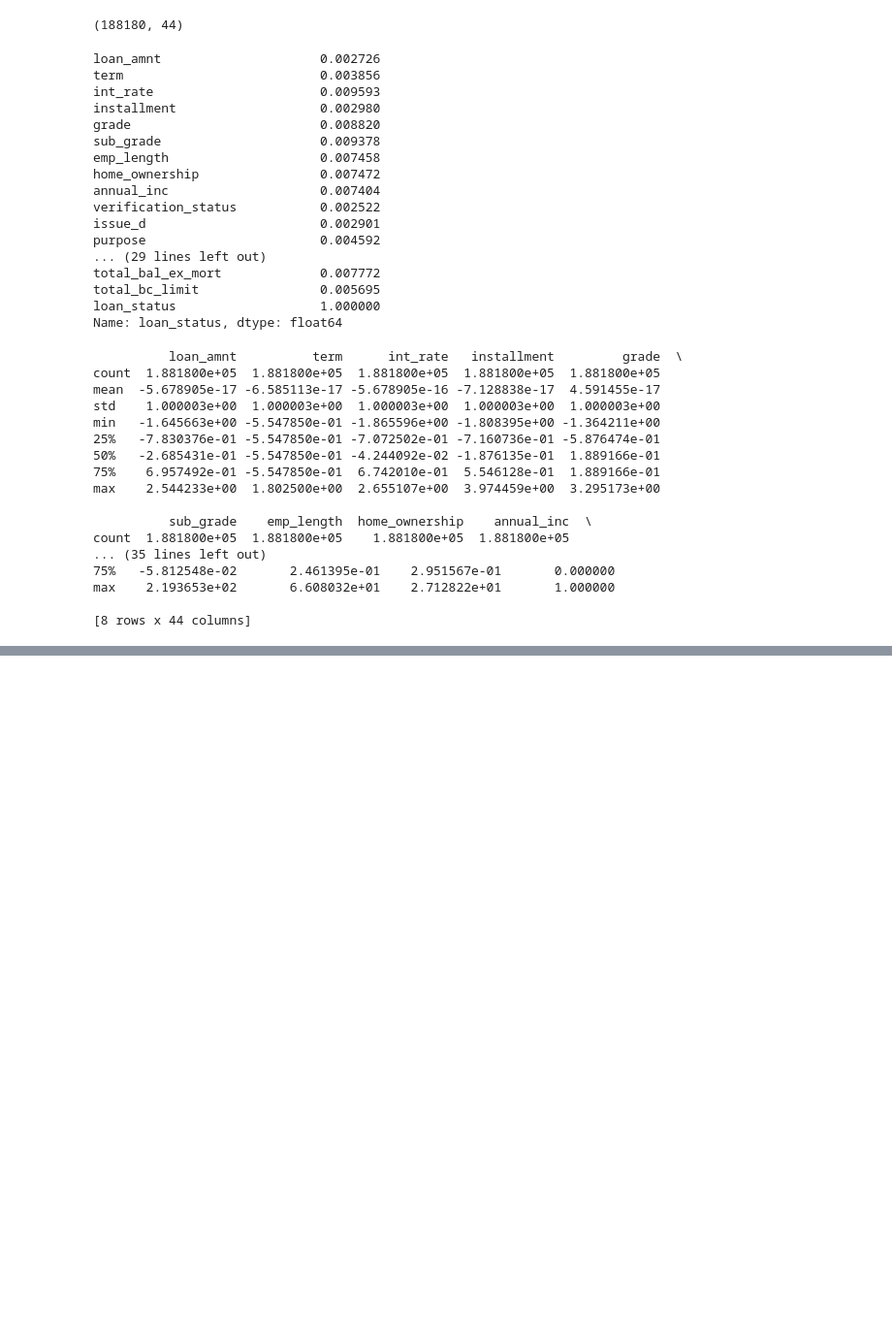
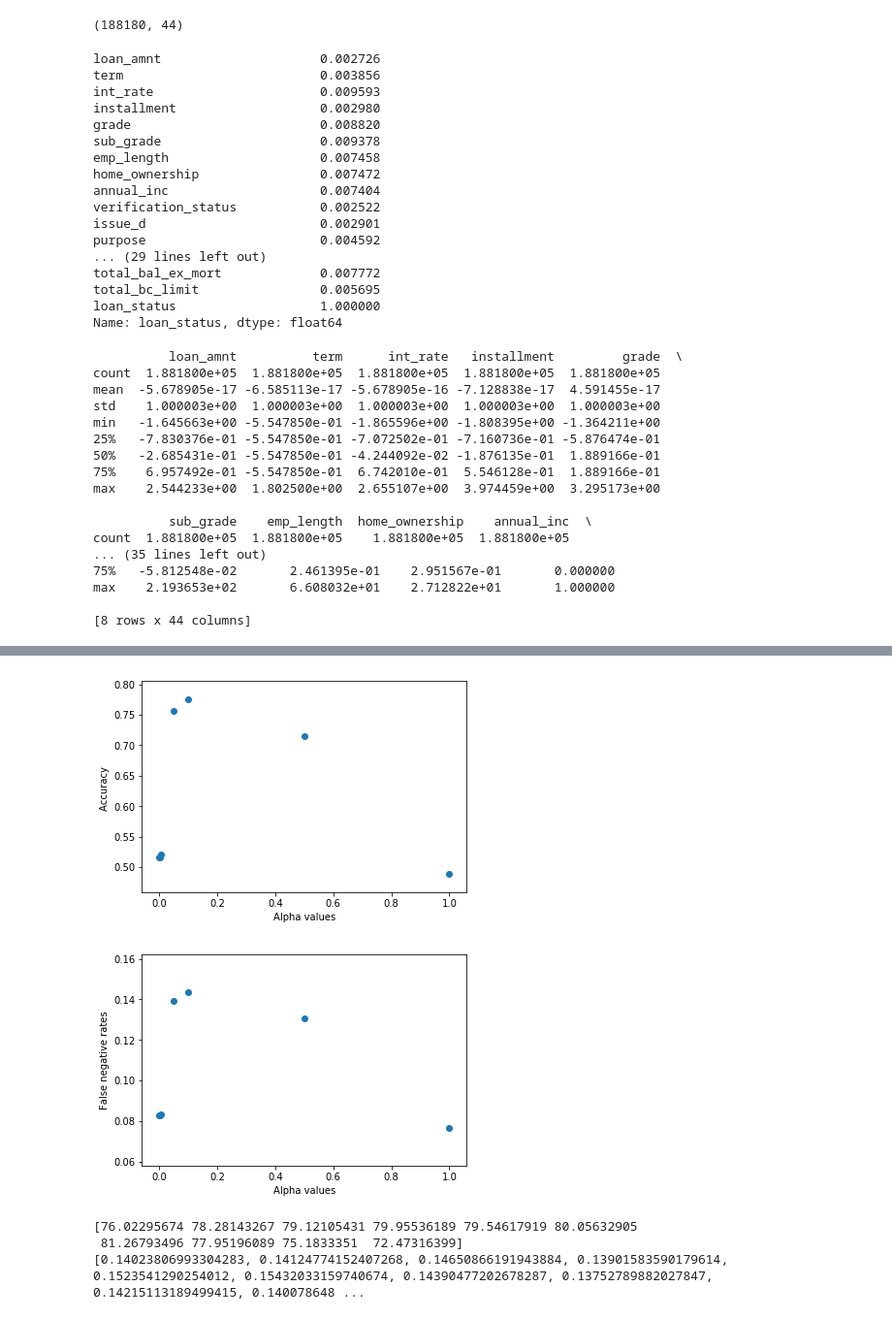
Before and after one commit to rahulk98/Loan-default-prediction, a Jupyter notebook: Final Project.ipynb, the cells around one changed output, grey strips where cells are left out. Shown: that part at 97% size. Cells and saved outputs as stored; diff of their text form; code cells hidden in the pictures; blank space fills up the shorter version.

```diff
--- a/Final Project.ipynb
+++ b/Final Project.ipynb
@@ -175,7 +179,6 @@ X = data[fields].values
 data['loan_status'] = data['loan_status'].apply(lambda x:int(x))
 y = data['loan_status'].values
 lg_m_wo_pca_scores = []
-X_train_test, X_validation, y_train_test, y_validation = train_test_split(X,y, test_size=0.2)
 
 def sigmoid(z):
     temp = 1 + (np.exp(-z))
@@ -186,6 +189,12 @@ def hypothesis(theta, x):
         return 0
     else:
         return 1
+def cost(theta, X, y):
+    c = 0
+    for i in range(len(X)):
+        temp = hypothesis(theta, X[i])
+        c = c + (-y[i]* np.log(temp) - (1-y[i])*np.log(1-temp))
+    return c/len(X)
 def gradient(x,theta,y):
     h = []
     for i in x:
@@ -193,9 +202,9 @@ def gradient(x,theta,y):
     h = np.array(h)
     error = np.dot(x.T, (h-y))/y.shape[0]
     return np.array(error)
-def gradient_descent(X,y,theta, alpha=0.1):
+def gradient_descent(X,y,theta, alpha):
     num_iter = 250
-    for i in tqdm(range(num_iter)):
+    for i in range(num_iter):
         e = gradient(X,theta,y)
         theta = theta - alpha * e
     return theta, num_iter
@@ -204,44 +213,55 @@ def predict(theta, X):
     temp = np.ones(len(X)).reshape(len(X),1)
     X = vstack((temp.T,X.T)).T
     for i in X:
         h.append(hypothesis(theta,i))
     h = np.array(h)
     return h
-def logistic_reg(X, y, X_test):
+def logistic_reg(X, y, X_test,alpha=0.1):
     temp = np.ones(len(X)).reshape(len(X),1)
     X = vstack((temp.T,X.T)).T
     theta = np.ones(X.shape[1])
-    theta, num_iter = gradient_descent(X,y,theta)
+    theta, num_iter = gradient_descent(X,y,theta,alpha)
     y_pred = predict(theta,X_test)
     return theta,y_pred
 a_scores = []
 a_fnr = []
 alphas = [0.1,0.001, 0.0001, 0.5,0.05,0.005, 1]
+X_train, X_test, y_train, y_test = train_test_split(X,y, test_size=0.2)
+
 for alpha in alphas:
-    theta, y_pred = logistic_reg(X_train_test,y_train_test, X_validation,alpha)
-    a_scores.append(accuracy_score(y_validation, y_pred))
-    tn, fp, fn, tp = confusion_matrix(y_validation, y_pred).ravel()
-    a_fnr.append(fn/len(y_validation))
+    theta, y_pred = logistic_reg(X_train,y_train, X_test,alpha)
+    a_scores.append(accuracy_score(y_test, y_pred))
+    tn, fp, fn, tp = confusion_matrix(y_test, y_pred).ravel()
+    a_fnr.append(fn/len(y_test))
 
-plt.plot(alphas, a_scores)
+plt.scatter(alphas, a_scores)
 plt.xlabel("Alpha values")
 plt.ylabel("Accuracy ")
 plt.show()
-plt.plot(alphas, a_fnr)
+plt.scatter(alphas, a_fnr)
 plt.xlabel("Alpha values")
 plt.ylabel("False negative rates")
 plt.show()
+
 fnr_scores = []
 kf  = KFold(n_splits=10)
-for train_index, test_index in kf.split(X_train_test):
-    X_train, X_test = X_train_test[train_index], X_train_test[test_index]
-    y_train, y_test = y_train_test[train_index], y_train_test[test_index]
+for train_index, test_index in kf.split(X):
+    X_train, X_test = X[train_index], X[test_index]
+    y_train, y_test = y[train_index], y[test_index]
     theta, y_pred = logistic_reg(X_train, y_train, X_test)
     lg_m_wo_pca_scores.append(accuracy_score(y_test, y_pred))
     tn, fp, fn, tp = confusion_matrix(y_test, y_pred).ravel()
     fnr_scores.append(fn/len(y_test))
 print(np.array(lg_m_wo_pca_scores)*100)
 print(fnr_scores)
+LogReg_m_wo_pca_acc = (np.array(lg_m_wo_pca_scores)*100).mean()
+LogReg_m_wo_pca_fnr = np.array(fnr_scores).mean()
+# %% [output]
+[figure, added]
+[figure, added]
+[76.02295674 78.28143267 79.12105431 79.95536189 79.54617919 80.05632905
+ 81.26793496 77.95196089 75.1833351  72.47316399]
+[0.14023806993304283, 0.14124774152407268, 0.14650866191943884, 0.13901583590179614, 0.1523541290254012, 0.15432033159740674, 0.14390477202678287, 0.13752789882027847, 0.14215113189499415, 0.140078648 ...
 # %%
 #ANN implementation
 
```
Also changed, not shown: parts of 13 cells of this notebook.
